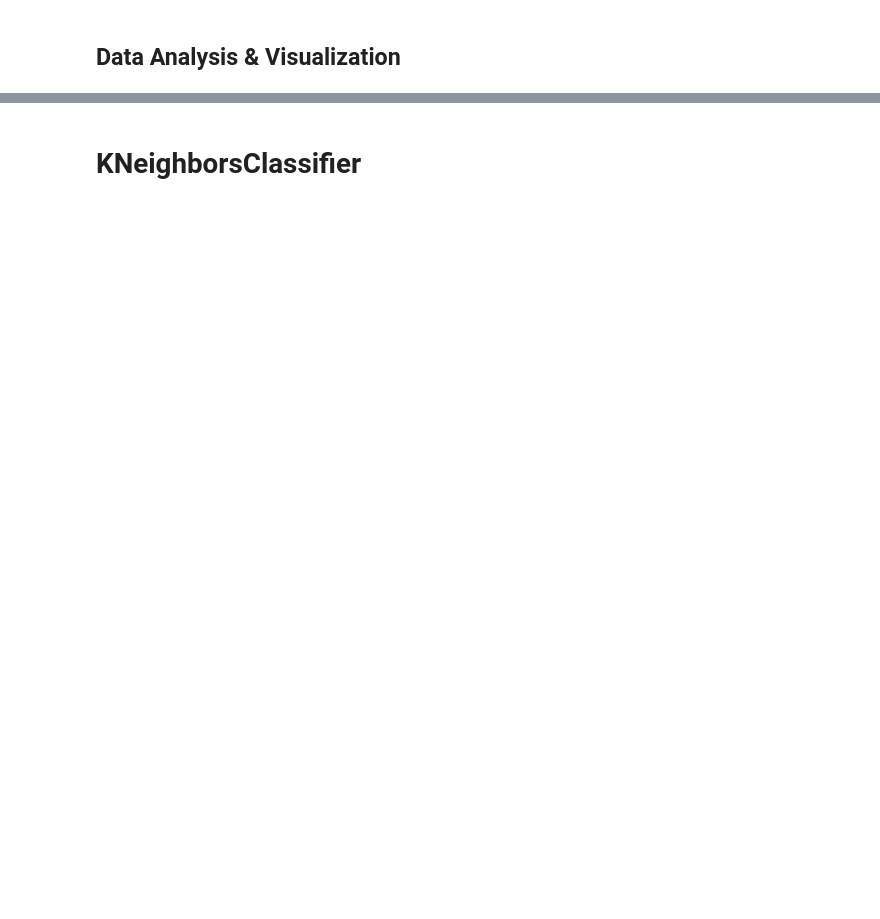
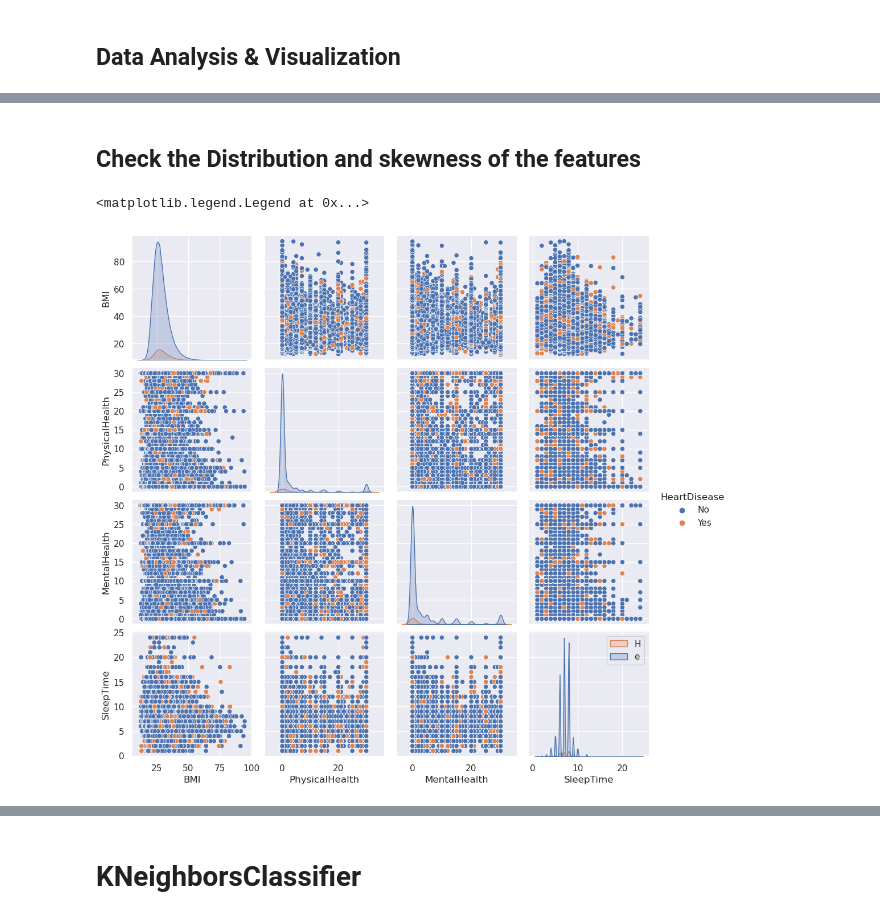
Before and after one commit to abo7adeed/Data_Science_Project, a Jupyter notebook: heart-diseases.ipynb, the cells around one changed output, grey strips where cells are left out. Saved outputs shown, nothing was run; the diff lists cells and outputs as text; code cells hidden in the pictures; blank space fills up the shorter version.

Commit message:
Kaggle Notebook | heart_diseases | Version 31

```diff
--- a/heart-diseases.ipynb
+++ b/heart-diseases.ipynb
@@ -99,0 +42,5 @@ for file in files:
+# %%
+#-----------------------------------------------------part one
+# read data
+data = pd.read_csv('heart_2020_cleaned.csv')
+data.head()
@@ -221,0 +440,9 @@ plt.legend(["Haven't Disease", "Have Disease"])
+# %% [markdown]
+## Check the Distribution and skewness of the features
+# %%
+sns.pairplot(data = data , hue= 'HeartDisease')
+plt.legend('HeartDisease')
+#-------------------------------------------------------------------------------END
+# %% [output]
+<matplotlib.legend.Legend at 0x...>
+[figure, added]
```
Also changed, not shown: parts of 98 cells of this notebook.
